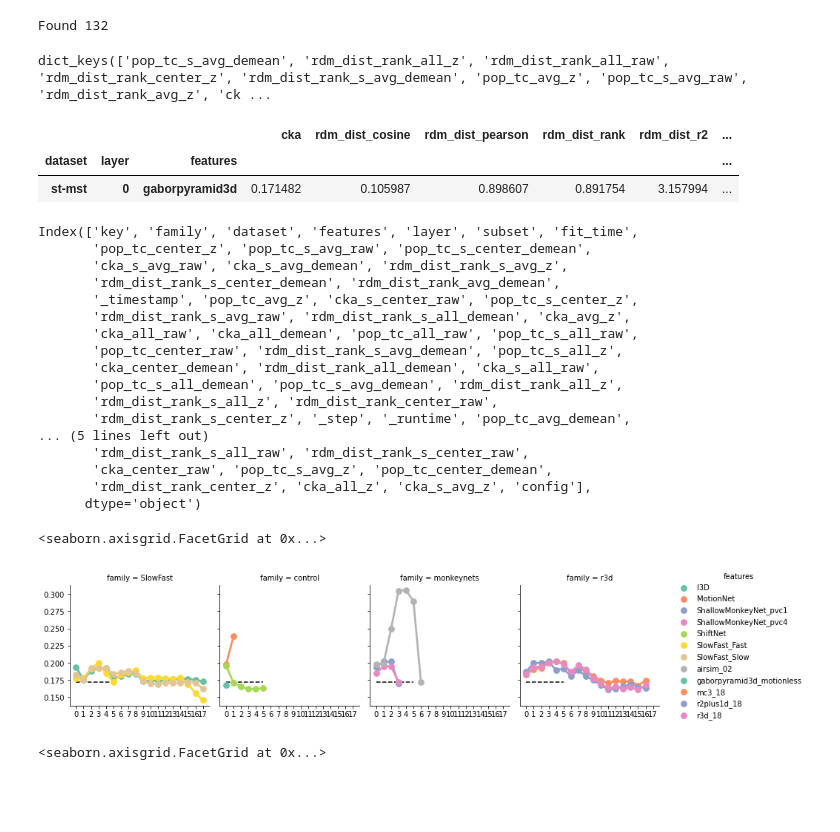
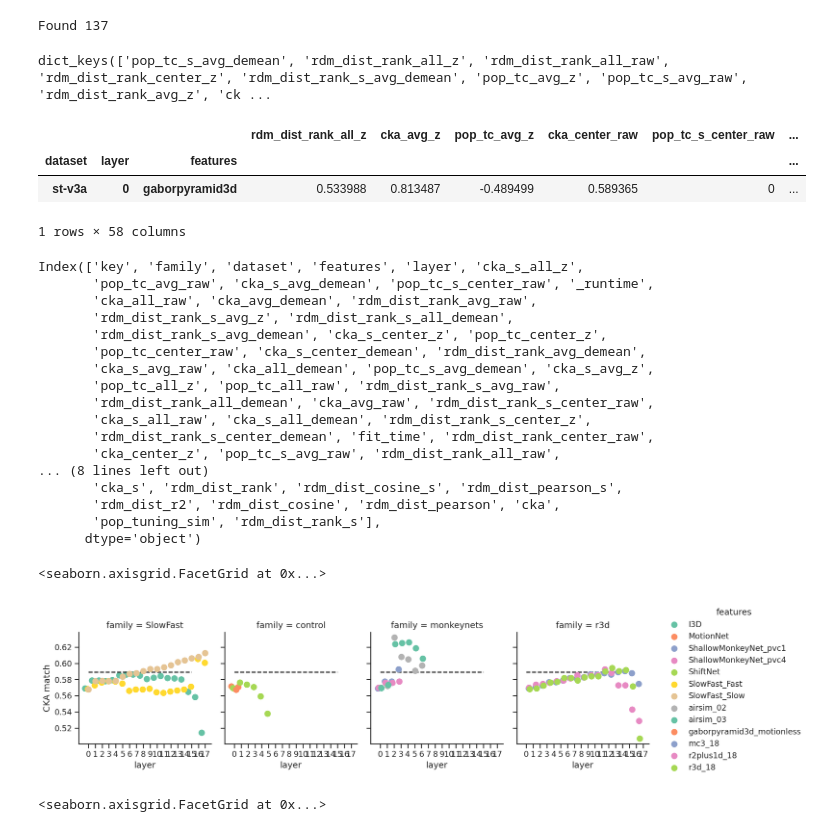
Before and after one commit to patrickmineault/your-head-is-there-to-move-you-around, a Jupyter notebook: scripts/Compare results_rdm.ipynb, the cells around one changed output. Drawn from its saved outputs; the diff is of its cells as text; code cells hidden in the pictures; blank space fills up the shorter version.

```diff
--- a/scripts/Compare results_rdm.ipynb
+++ b/scripts/Compare results_rdm.ipynb
@@ -10,7 +10,7 @@ api = wandb.Api()
 runs = api.runs("pmin/compare_reps",
                 {"$and":
                  [
-                     {"config.dataset": {"$in": ["st-mst"]}},
+                     {"config.dataset": {"$in": ["st-v3a"]}},
                      {"config.aggregator": "id"},
                      {"state": "finished"},
                      {"config.features": {'$ne': 'ShallowMonkeyNet'}},
@@ -44,7 +44,7 @@ for run in tqdm(runs):
     archives[unique_name] = {**run.summary,
                              'config': run.config}
 # %% [output]
-Found 132
+Found 137
 # %%
 run.summary.keys()
 # %% [output]
@@ -79,7 +79,9 @@ families = {'I3D': 'SlowFast',
             'V1Net': 'monkeynets',
             'dorsalnet': 'monkeynets',
             'airsim_00': 'monkeynets',
-            'airsim_02': 'monkeynets'}
+            'airsim_02': 'monkeynets',
+            'airsim_03': 'monkeynets',
+            'airsim_04': 'monkeynets'}
 
 
 layer_map = {'ShallowMonkeyNet_pvc1': {2: 0, 3: 1},
@@ -113,51 +115,60 @@ df = df.sort_values('key')
 # %%
 df.query('family == "shallow"').groupby(['dataset', 'layer', 'features']).mean() #.mean()
 # %% [output]
-|  |  |  | cka | rdm_dist_cosine | rdm_dist_pearson | rdm_dist_rank | rdm_dist_r2 | ... |
+|  |  |  | rdm_dist_rank_all_z | cka_avg_z | pop_tc_avg_z | cka_center_raw | pop_tc_s_center_raw | ... |
 | dataset | layer | features |  |  |  |  |  | ... |
-| st-mst | 0 | gaborpyramid3d | 0.171482 | 0.105987 | 0.898607 | 0.891754 | 3.157994 | ... |
+| st-v3a | 0 | gaborpyramid3d | 0.533988 | 0.813487 | -0.489499 | 0.589365 | 0 | ... |
+1 rows × 58 columns
 # %%
 df.columns
 # %% [output]
-Index(['key', 'family', 'dataset', 'features', 'layer', 'subset', 'fit_time',
-       'pop_tc_center_z', 'pop_tc_s_avg_raw', 'pop_tc_s_center_demean',
-       'cka_s_avg_raw', 'cka_s_avg_demean', 'rdm_dist_rank_s_avg_z',
-       'rdm_dist_rank_s_center_demean', 'rdm_dist_rank_avg_demean',
-       '_timestamp', 'pop_tc_avg_z', 'cka_s_center_raw', 'pop_tc_s_center_z',
-       'rdm_dist_rank_s_avg_raw', 'rdm_dist_rank_s_all_demean', 'cka_avg_z',
-       'cka_all_raw', 'cka_all_demean', 'pop_tc_all_raw', 'pop_tc_s_all_raw',
-       'pop_tc_center_raw', 'rdm_dist_rank_s_avg_demean', 'pop_tc_s_all_z',
-       'cka_center_demean', 'rdm_dist_rank_all_demean', 'cka_s_all_raw',
-       'pop_tc_s_all_demean', 'pop_tc_s_avg_demean', 'rdm_dist_rank_all_z',
-       'rdm_dist_rank_s_all_z', 'rdm_dist_rank_center_raw',
-       'rdm_dist_rank_s_center_z', '_step', '_runtime', 'pop_tc_avg_demean',
-... (5 lines left out)
-       'rdm_dist_rank_s_all_raw', 'rdm_dist_rank_s_center_raw',
-       'cka_center_raw', 'pop_tc_s_avg_z', 'pop_tc_center_demean',
-       'rdm_dist_rank_center_z', 'cka_all_z', 'cka_s_avg_z', 'config'],
+Index(['key', 'family', 'dataset', 'features', 'layer', 'cka_s_all_z',
+       'pop_tc_avg_raw', 'cka_s_avg_demean', 'pop_tc_s_center_raw', '_runtime',
+       'cka_all_raw', 'cka_avg_demean', 'rdm_dist_rank_avg_raw',
+       'rdm_dist_rank_s_avg_z', 'rdm_dist_rank_s_all_demean',
+       'rdm_dist_rank_s_avg_demean', 'cka_s_center_z', 'pop_tc_center_z',
+       'pop_tc_center_raw', 'cka_s_center_demean', 'rdm_dist_rank_avg_demean',
+       'cka_s_avg_raw', 'cka_all_demean', 'pop_tc_s_avg_demean', 'cka_s_avg_z',
+       'pop_tc_all_z', 'pop_tc_all_raw', 'rdm_dist_rank_s_avg_raw',
+       'rdm_dist_rank_all_demean', 'cka_avg_raw', 'rdm_dist_rank_s_center_raw',
+       'cka_s_all_raw', 'cka_s_all_demean', 'rdm_dist_rank_s_center_z',
+       'rdm_dist_rank_s_center_demean', 'fit_time', 'rdm_dist_rank_center_raw',
+       'cka_center_z', 'pop_tc_s_avg_raw', 'rdm_dist_rank_all_raw',
+... (8 lines left out)
+       'cka_s', 'rdm_dist_rank', 'rdm_dist_cosine_s', 'rdm_dist_pearson_s',
+       'rdm_dist_r2', 'rdm_dist_cosine', 'rdm_dist_pearson', 'cka',
+       'pop_tuning_sim', 'rdm_dist_rank_s'],
       dtype='object')
 # %%
-col = 'cka'
+col = 'cka_center_demean'
 m = df.query('features == "gaborpyramid3d"')[col].mean()
 
 def annotate(data, **kws):
     ax = plt.gca()
     # Plot the shallow baseline
-    ax.plot([0, 5], [m, m], 'k--')
+    ax.plot([0, 15], [m, m], 'k--')
+
+sns.set(rc={"figure.dpi":150, 'savefig.dpi':150})
+sns.set_context('notebook')
+sns.set_style("ticks")
+sns.set_theme(style="ticks")
 
 g = sns.catplot(x='layer',
              y=col,
              hue='features',
              col='family',
              kind='point',
              palette="Set2",
              data=df.query('family != "shallow"'),
              height=3,
+             join=False,
+             dodge=1,
              legend_outside=False)
 g.map_dataframe(annotate)
+g.set_axis_labels("layer", "CKA match")
 # %% [output]
 <seaborn.axisgrid.FacetGrid at 0x...>
-[figure, old version]
+[figure, new version]
 # %%
 m = df.query('features == "gaborpyramid3d"').groupby('dataset').cka.mean()
 
```
Also changed, not shown: 7 other files.
